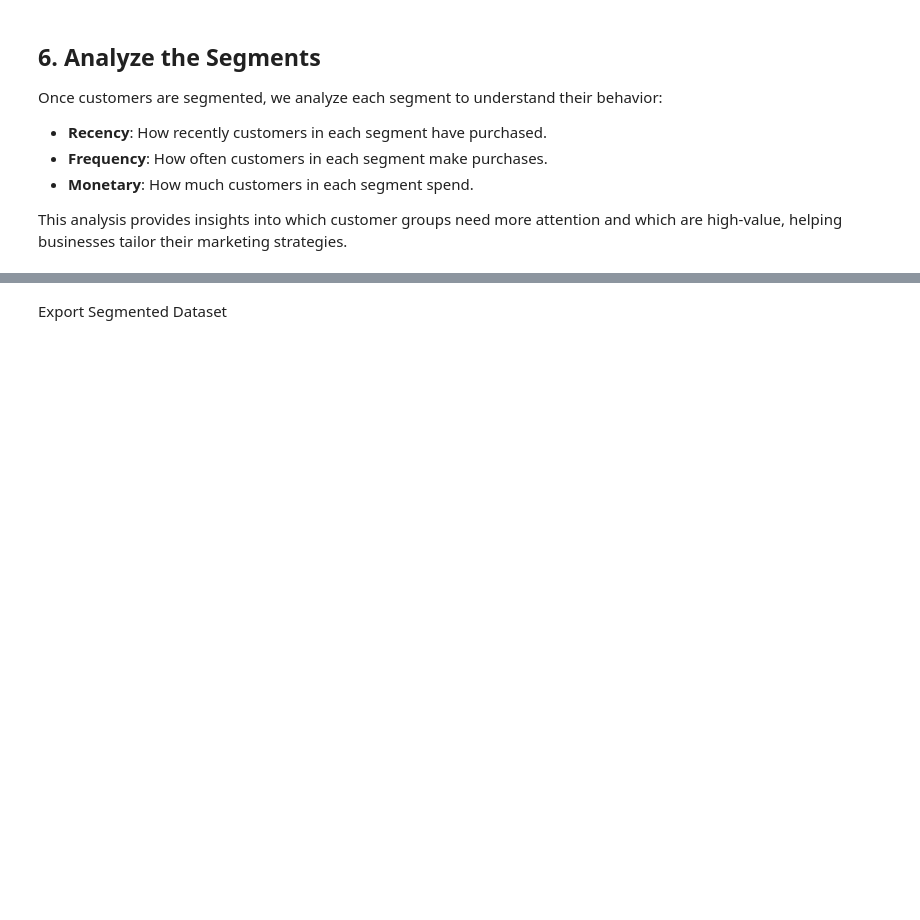
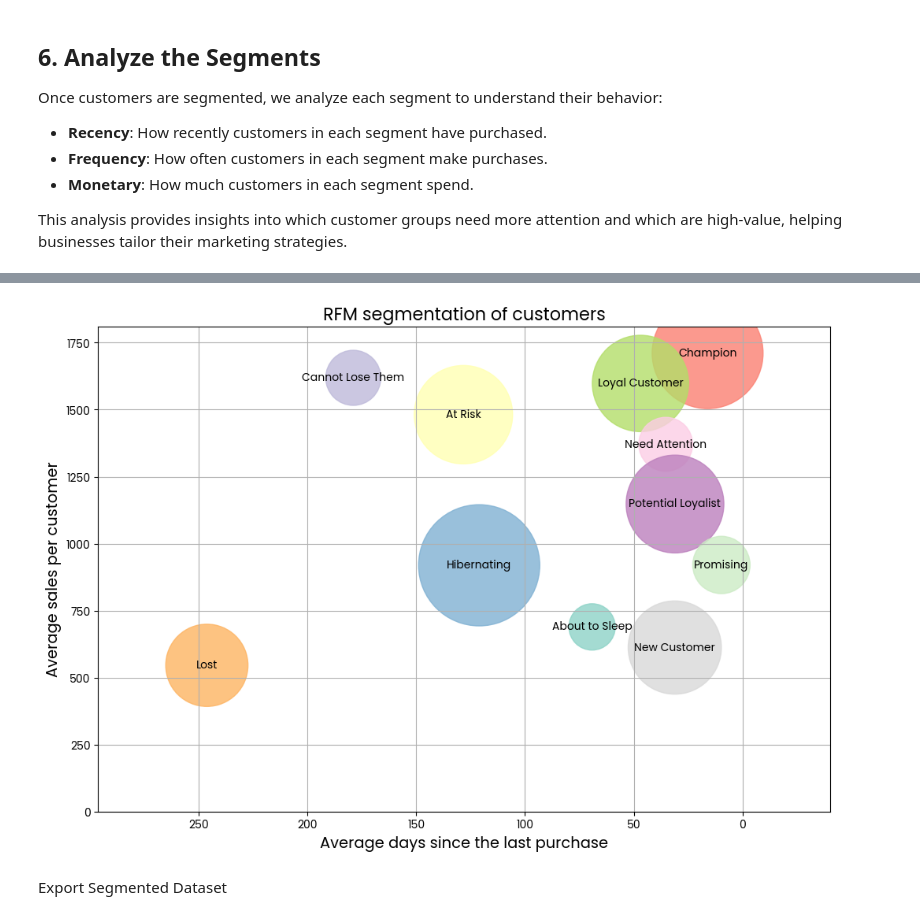
Before and after one commit to ABCDullahh/RFM-Segmentation-Online-Retail, a Jupyter notebook: RFM Online Retail Segmentation.ipynb, the cells around one changed output, grey strips where cells are left out. Saved outputs shown, nothing was run; the diff lists cells and outputs as text; code cells hidden in the pictures; blank space fills up the shorter version.

```diff
--- a/RFM Online Retail Segmentation.ipynb
+++ b/RFM Online Retail Segmentation.ipynb
@@ -429,3 +494,43 @@ plt.show()
+# %%
+df = pd.read_csv("rfm.csv")
+
+segment_summary = df.groupby('Customer Segment').agg(
+    avg_days_since_purchase=('Recency', 'mean'),
+    avg_sales_per_customer=('Monetary', 'mean'),
+    customer_count=('customer_id', 'count')
+).reset_index()
+
+plt.figure(figsize=(12, 8))
+scatter = plt.scatter(
+    segment_summary['avg_days_since_purchase'],
+    segment_summary['avg_sales_per_customer'],
+    s=segment_summary['customer_count'] * 10,
+    c=sns.color_palette('Set3', len(segment_summary)),
+    alpha=0.8
+)
+
+# Labeling the axes and title
+plt.xlabel('Average days since the last purchase', fontsize=14)
+plt.ylabel('Average sales per customer', fontsize=14)
+plt.title('RFM segmentation of customers', fontsize=16)
+plt.grid(True)
+
+for i, text in enumerate(segment_summary['Customer Segment']):
+    plt.annotate(
+        text,
+        (segment_summary['avg_days_since_purchase'][i], segment_summary['avg_sales_per_customer'][i]),
+        ha='center',
+        va='center'
+    )
+
+plt.gca().invert_xaxis()
+
+plt.xlim(segment_summary['avg_days_since_purchase'].max() + 50, segment_summary['avg_days_since_purchase'].min() - 50)
+plt.ylim(0, segment_summary['avg_sales_per_customer'].max() + 100)
+
+plt.show()
+# %% [output]
+[figure, added]
 # %% [markdown]
 <style>
 @import url('https://fonts.googleapis.com/css2?family=Poppins:wght@300;400;500;600;700&display=swap');
```
Also changed, not shown: parts of 14 cells of this notebook.
